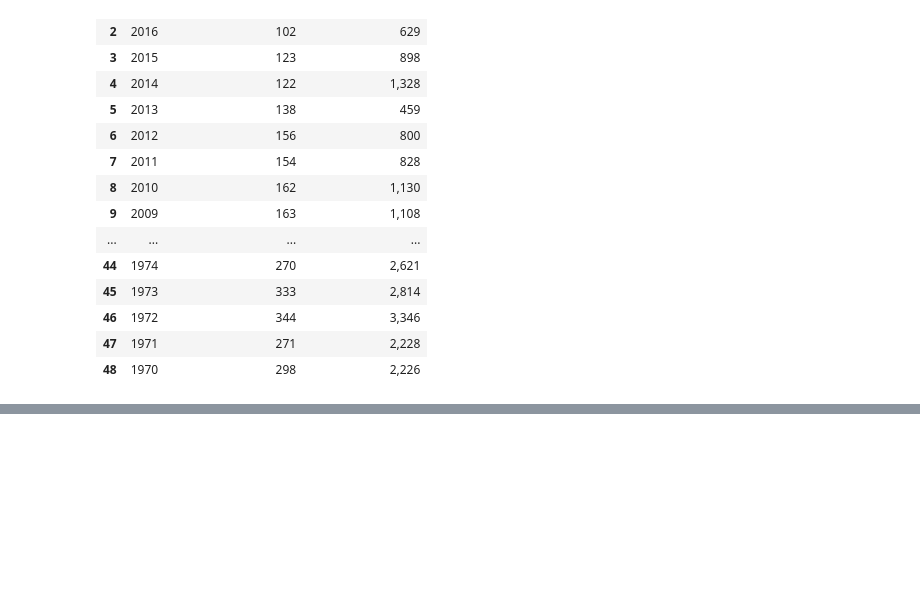
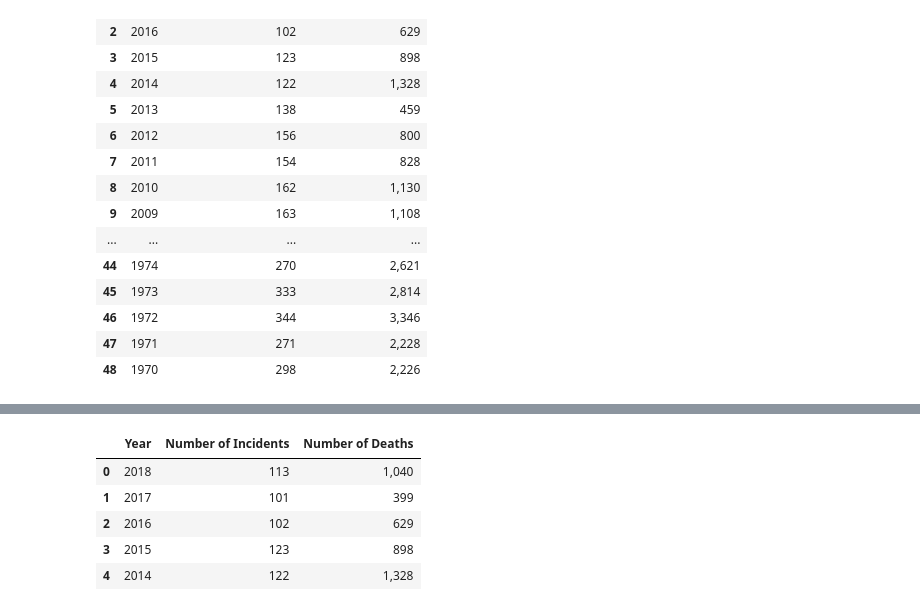
Before and after one commit to ta-data-mex/web-project, a Jupyter notebook: Web-Scrapping-Project-clean.ipynb, the cells around one changed output, grey strips where cells are left out. Saved outputs shown, nothing was run; the diff lists cells and outputs as text; code cells hidden in the pictures; blank space fills up the shorter version.

```diff
--- a/Web-Scrapping-Project-clean.ipynb
+++ b/Web-Scrapping-Project-clean.ipynb
@@ -116,5 +137,6 @@ df
 | 47 | 1971 | 271 | 2,228 |
 | 48 | 1970 | 298 | 2,226 |
 # %%
-df.loc[(df['Number of Incidents']==113[57]) = 113
+df['Number of Incidents'][0] = 113
+df.head()
 # %% [output]
@@ -121,0 +143,6 @@ SyntaxError: invalid syntax (<ipython-input-25-67417ce85c5f>, line 1)
+|  | Year | Number of Incidents | Number of Deaths |
+| 0 | 2018 | 113 | 1,040 |
+| 1 | 2017 | 101 | 399 |
+| 2 | 2016 | 102 | 629 |
+| 3 | 2015 | 123 | 898 |
+| 4 | 2014 | 122 | 1,328 |
```
Also changed, not shown: parts of 7 cells of this notebook, 3 other files.
